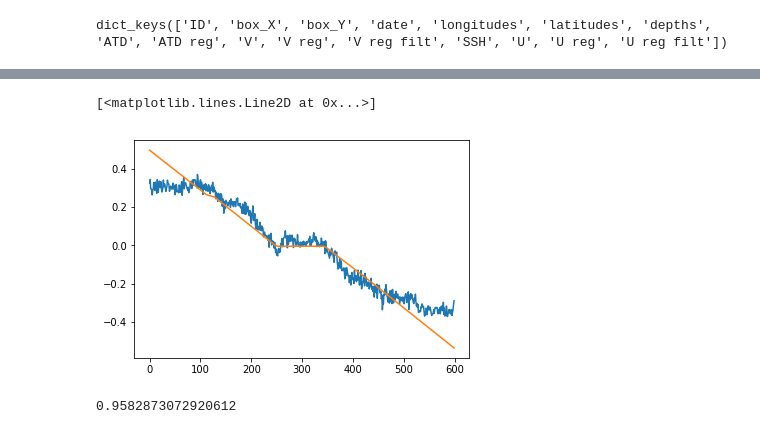
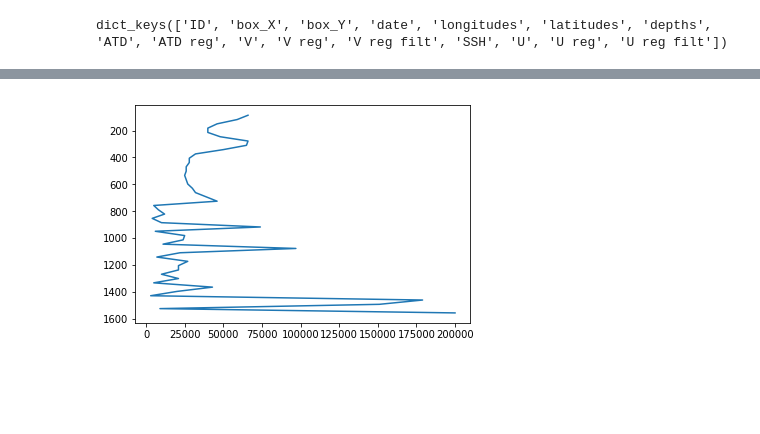
Before and after one commit to TheBobby/ADCP, a Jupyter notebook: Example.ipynb, the cells around one changed output, grey strips where cells are left out. Saved outputs shown, nothing was run; the diff lists cells and outputs as text; code cells hidden in the pictures; blank space fills up the shorter version.

```diff
--- a/Example.ipynb
+++ b/Example.ipynb
@@ -175,7 +175,7 @@ for i in range(len(ADCPs)):
 # %%
 #np.save('eddies_last',eddies)
 # %%
-eddies = np.load('eddies_last.npy').item()
+eddies = np.load('../../eddies_last.npy').item()
 # %%
 eddy = 'V3'
 lon = eddies[eddy]['longitudes']
@@ -546,0 +511,15 @@ np.where(Vsint == np.nanmax(Vsint))
+# %%
+eddy = 'M10'
+ADCP = ADCP_M10_EW
+deltat = np.round(np.mean(ADCP['dates'][1:] - ADCP['dates'][:-1]).total_seconds(),0)
+latmin = np.min(eddies[eddy]['box_Y'])
+latmax = np.max(eddies[eddy]['box_Y'])
+lonmin = np.min(eddies[eddy]['box_X'])
+lonmax = np.max(eddies[eddy]['box_X'])
+#data
+lon = eddies[eddy]['longitudes']
+lat = eddies[eddy]['latitudes']
+depths = eddies[eddy]['depths']
+atd_reg = eddies[eddy]['ATD reg']
+U_reg_filt = eddies[eddy]['U reg filt']
+V_reg_filt = eddies[eddy]['V reg filt']
@@ -547,10 +569,5 @@ np.where(Vsint == np.nanmax(Vsint))
 # %%
-plt.plot(V_me)
-plt.plot(v)
+plt.plot(Sizes,depths)
+plt.gca().invert_yaxis()
 # %% [output]
-[<matplotlib.lines.Line2D at 0x...>]
-[figure, old version]
+[figure, new version]
-# %%
-np.nansum(np.sqrt((U_me - u)**2 + (V_me - v)**2))/(2*np.sqrt(len(U_me)))
-# %% [output]
-0.9582873072920612
```
Also changed, not shown: parts of 30 cells of this notebook, 2 other files.
